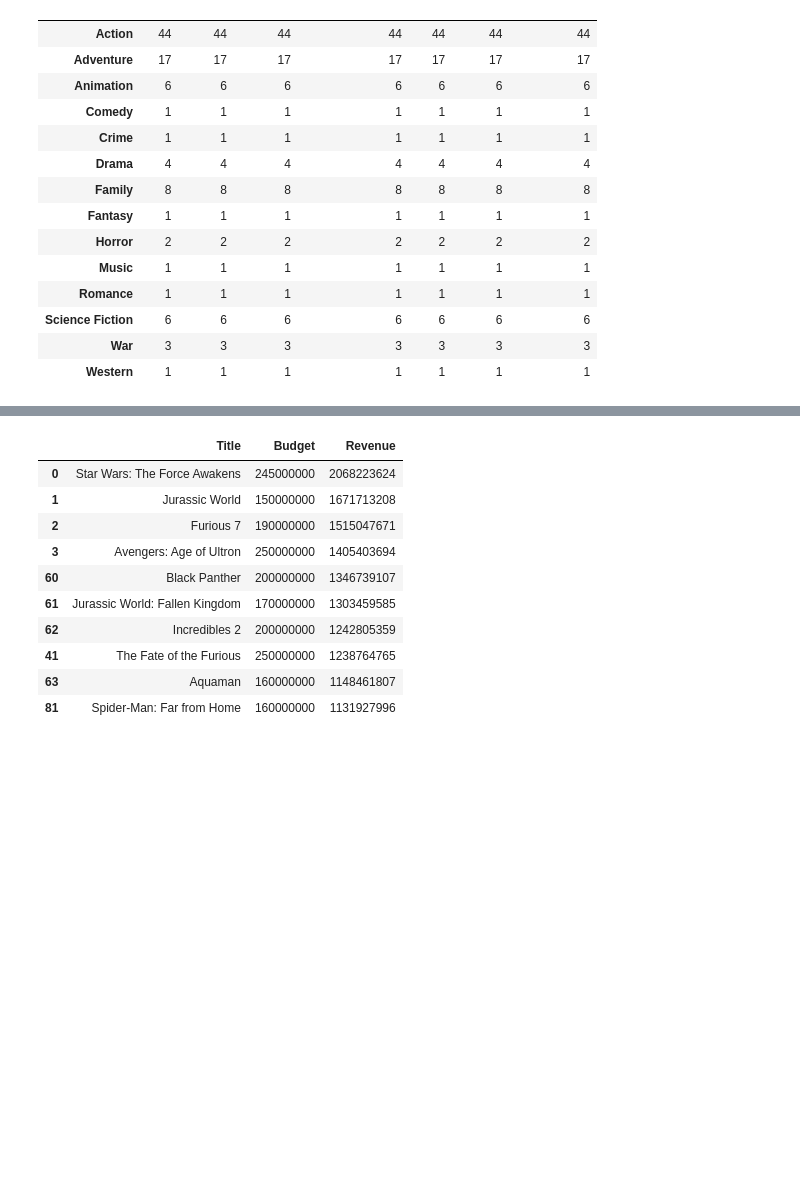
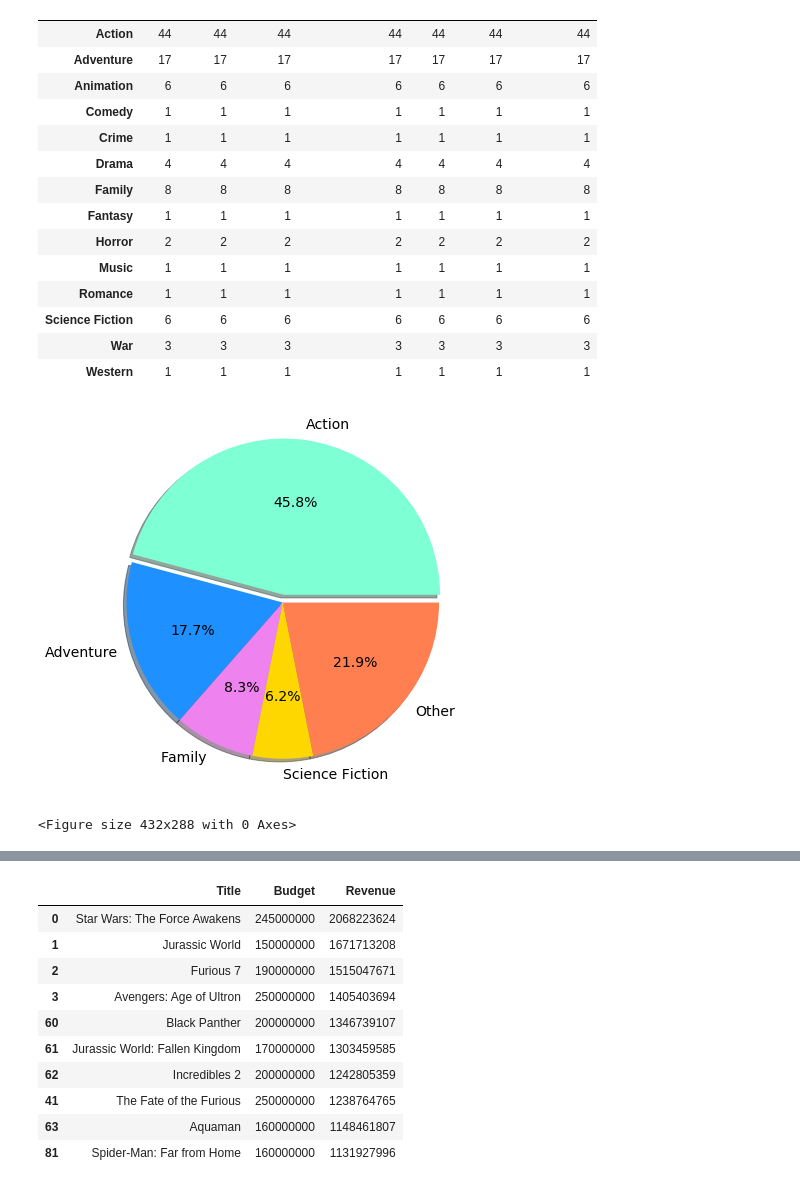
Before and after one commit to juliabrunett/project1, a Jupyter notebook: RevenueRatings_vs_Genre.ipynb, the cells around one changed output, grey strips where cells are left out. Drawn from its saved outputs; the diff is of its cells as text; code cells hidden in the pictures; blank space fills up the shorter version.

Commit message:
Added r value equations and pie chart.

```diff
--- a/RevenueRatings_vs_Genre.ipynb
+++ b/RevenueRatings_vs_Genre.ipynb
@@ -123,3 +123,16 @@ genre_df.head(30)
 | Science Fiction | 6 | 6 | 6 | 6 | 6 | 6 | 6 |
 | War | 3 | 3 | 3 | 3 | 3 | 3 | 3 |
 | Western | 1 | 1 | 1 | 1 | 1 | 1 | 1 |
+# %%
+genre_pie = ["Action", "Adventure", "Family", "Science Fiction", "Other"]
+numbers = [44, 17, 8, 6, 21]
+explode = (0.05, 0, 0, 0, 0)
+colors = ["aquamarine", "dodgerblue", "violet", "gold", "coral"]
+plt.figure(figsize = (7,7))
+plt.axis("equal")
+plt.pie(numbers, labels = genre_pie, colors = colors, explode=explode, autopct="%1.1f%%", shadow = True, textprops={'fontsize': 14})
+plt.show()
+plt.savefig("Images/Distribution of Movie Genres | 2015 - 2019.png")
+# %% [output]
+[figure, added]
+<Figure size 432x288 with 0 Axes>
```
Also changed, not shown: parts of 14 cells of this notebook, 1 other file.
